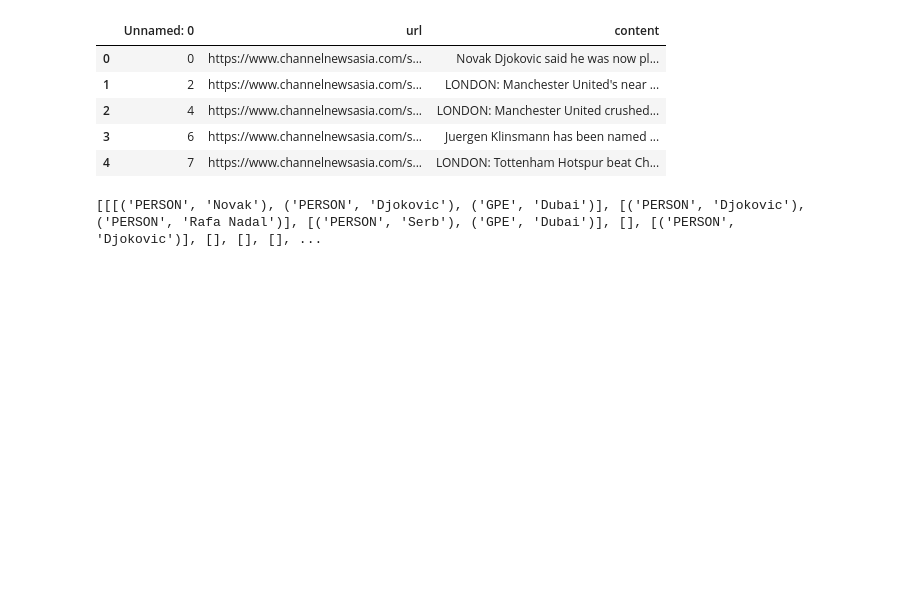
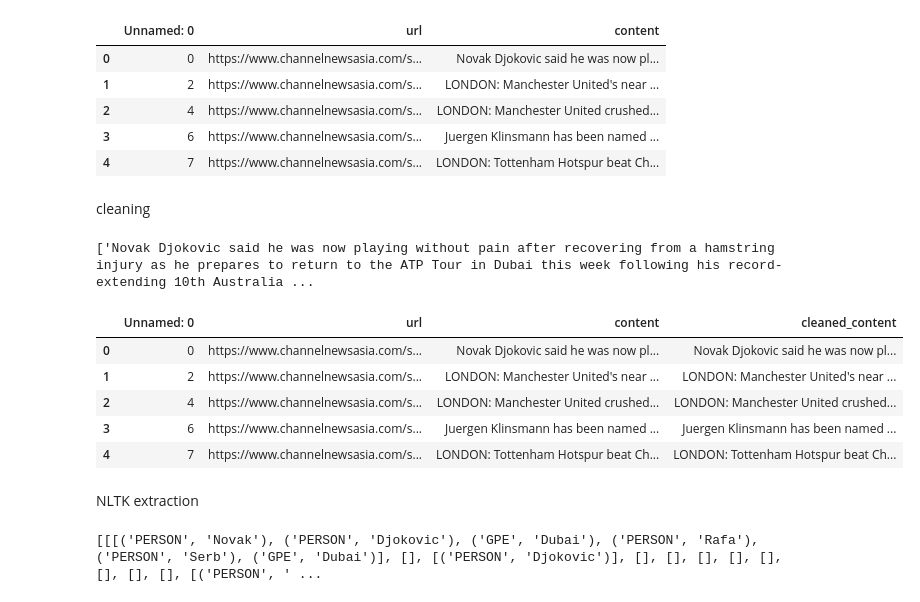
Before and after one commit to christine-kwan/News-Summarization, a Jupyter notebook: NER extraction.ipynb, the cells around one changed output. Saved outputs shown, nothing was run; the diff lists cells and outputs as text; code cells hidden in the pictures; blank space fills up the shorter version.

```diff
--- a/NER extraction.ipynb
+++ b/NER extraction.ipynb
@@ -150,14 +269,34 @@ cna.head()
 | 2 | 4 | https://www.channelnewsasia.com/s... | LONDON: Manchester United crushed... |
 | 3 | 6 | https://www.channelnewsasia.com/s... | Juergen Klinsmann has been named ... |
 | 4 | 7 | https://www.channelnewsasia.com/s... | LONDON: Tottenham Hotspur beat Ch... |
+# %% [markdown]
+cleaning
+# %%
+cleaned = cleaning(cna['content'])
+print(cleaned)
+# %% [output]
+['Novak Djokovic said he was now playing without pain after recovering from a hamstring injury as he prepares to return to the ATP Tour in Dubai this week following his record-extending 10th Australia ...
+# %%
+cna['cleaned_content'] = cleaned
+
+cna.head()
+# %% [output]
+|  | Unnamed: 0 | url | content | cleaned_content |
+| 0 | 0 | https://www.channelnewsasia.com/s... | Novak Djokovic said he was now pl... | Novak Djokovic said he was now pl... |
+| 1 | 2 | https://www.channelnewsasia.com/s... | LONDON: Manchester United's near ... | LONDON: Manchester United's near ... |
+| 2 | 4 | https://www.channelnewsasia.com/s... | LONDON: Manchester United crushed... | LONDON: Manchester United crushed... |
+| 3 | 6 | https://www.channelnewsasia.com/s... | Juergen Klinsmann has been named ... | Juergen Klinsmann has been named ... |
+| 4 | 7 | https://www.channelnewsasia.com/s... | LONDON: Tottenham Hotspur beat Ch... | LONDON: Tottenham Hotspur beat Ch... |
+# %% [markdown]
+NLTK extraction
 # %%
 cna_content = []
 
-ner_info_extraction(cna['content'],cna_content)
+ner_info_extraction(cna['cleaned_content'],cna_content)
 
 print(cna_content)
 # %% [output]
-[[[('PERSON', 'Novak'), ('PERSON', 'Djokovic'), ('GPE', 'Dubai')], [('PERSON', 'Djokovic'), ('PERSON', 'Rafa Nadal')], [('PERSON', 'Serb'), ('GPE', 'Dubai')], [], [('PERSON', 'Djokovic')], [], [], [], ...
+[[[('PERSON', 'Novak'), ('PERSON', 'Djokovic'), ('GPE', 'Dubai'), ('PERSON', 'Rafa'), ('PERSON', 'Serb'), ('GPE', 'Dubai')], [], [('PERSON', 'Djokovic')], [], [], [], [], [], [], [], [], [('PERSON', ' ...
 # %%
 location_with_brac = []
 gpe_with_brac = []
```
Also changed, not shown: parts of 23 cells of this notebook, 2 other files.
